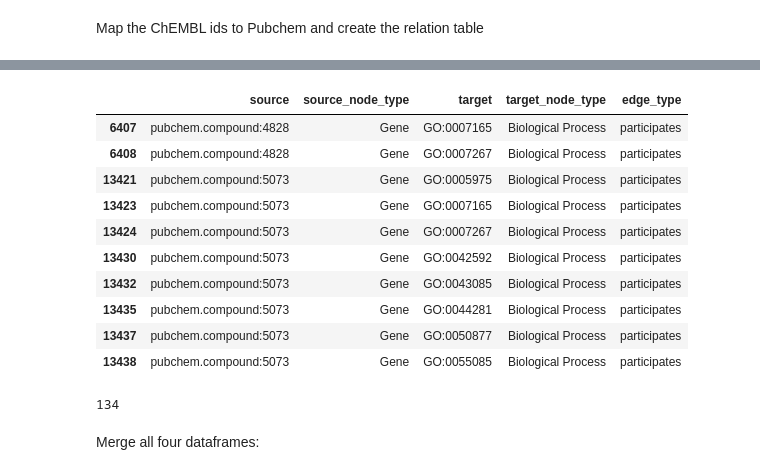
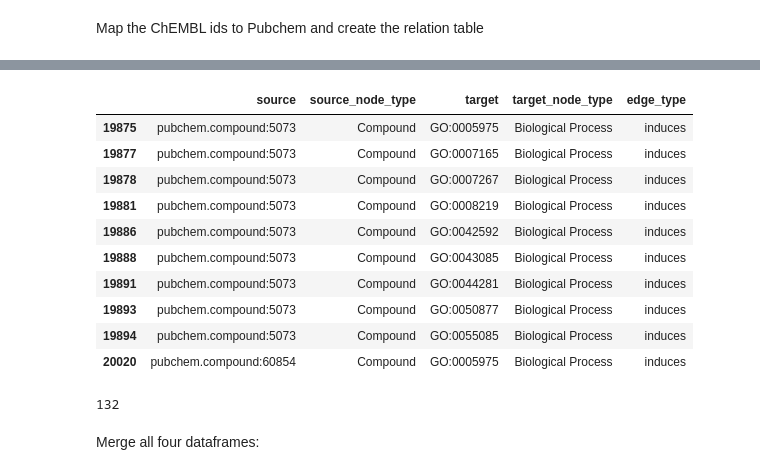
Before and after one commit to laurendelong21/MoA-Net, a Jupyter notebook: notebooks/enrichment.ipynb, the cells around one changed output, grey strips where cells are left out. Drawn from its saved outputs; the diff is of its cells as text; code cells hidden in the pictures.

Commit message:
Fixing major issue with mis-typing edges

```diff
--- a/notebooks/enrichment.ipynb
+++ b/notebooks/enrichment.ipynb
@@ -774,28 +771,28 @@ usable_drug_bps
 # %%
-usable_drug_bps['source_node_type'] = ['Gene' for i in range(len(usable_drug_bps))]
+usable_drug_bps['source_node_type'] = ['Compound' for i in range(len(usable_drug_bps))]
 usable_drug_bps['target_node_type'] = ['Biological Process' for i in range(len(usable_drug_bps))]
-usable_drug_bps['edge_type'] = ['participates' for i in range(len(usable_drug_bps))]
+usable_drug_bps['edge_type'] = ['induces' for i in range(len(usable_drug_bps))]
 
 usable_drug_bps.rename(columns={'pubchem_idx': 'source',
                                 'go_id': 'target'}, inplace=True)
 usable_drug_bps = usable_drug_bps[['source', 'source_node_type', 'target','target_node_type', 'edge_type']]
 usable_drug_bps.head(10)
 # %% [output]
 |  | source | source_node_type | target | target_node_type | edge_type |
-| 6407 | pubchem.compound:4828 | Gene | GO:0007165 | Biological Process | participates |
-| 6408 | pubchem.compound:4828 | Gene | GO:0007267 | Biological Process | participates |
-| 13421 | pubchem.compound:5073 | Gene | GO:0005975 | Biological Process | participates |
-| 13423 | pubchem.compound:5073 | Gene | GO:0007165 | Biological Process | participates |
-| 13424 | pubchem.compound:5073 | Gene | GO:0007267 | Biological Process | participates |
-| 13430 | pubchem.compound:5073 | Gene | GO:0042592 | Biological Process | participates |
-| 13432 | pubchem.compound:5073 | Gene | GO:0043085 | Biological Process | participates |
-| 13435 | pubchem.compound:5073 | Gene | GO:0044281 | Biological Process | participates |
-| 13437 | pubchem.compound:5073 | Gene | GO:0050877 | Biological Process | participates |
-| 13438 | pubchem.compound:5073 | Gene | GO:0055085 | Biological Process | participates |
+| 19875 | pubchem.compound:5073 | Compound | GO:0005975 | Biological Process | induces |
+| 19877 | pubchem.compound:5073 | Compound | GO:0007165 | Biological Process | induces |
+| 19878 | pubchem.compound:5073 | Compound | GO:0007267 | Biological Process | induces |
+| 19881 | pubchem.compound:5073 | Compound | GO:0008219 | Biological Process | induces |
+| 19886 | pubchem.compound:5073 | Compound | GO:0042592 | Biological Process | induces |
+| 19888 | pubchem.compound:5073 | Compound | GO:0043085 | Biological Process | induces |
+| 19891 | pubchem.compound:5073 | Compound | GO:0044281 | Biological Process | induces |
+| 19893 | pubchem.compound:5073 | Compound | GO:0050877 | Biological Process | induces |
+| 19894 | pubchem.compound:5073 | Compound | GO:0055085 | Biological Process | induces |
+| 20020 | pubchem.compound:60854 | Compound | GO:0005975 | Biological Process | induces |
 # %%
 len(usable_drug_bps['source'].unique())
 # %% [output]
-134
+132
 # %% [markdown]
 Merge all four dataframes:
 # %%
```
Also changed, not shown: parts of 31 cells of this notebook.
